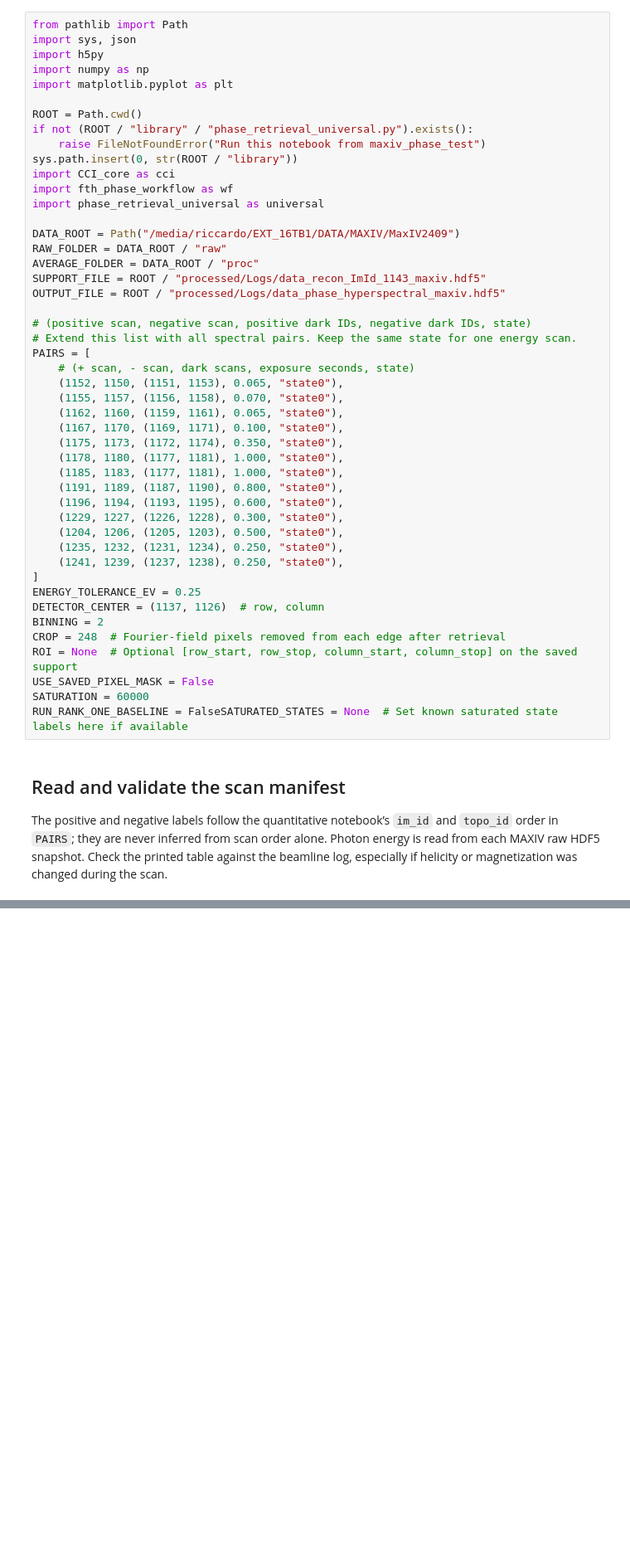
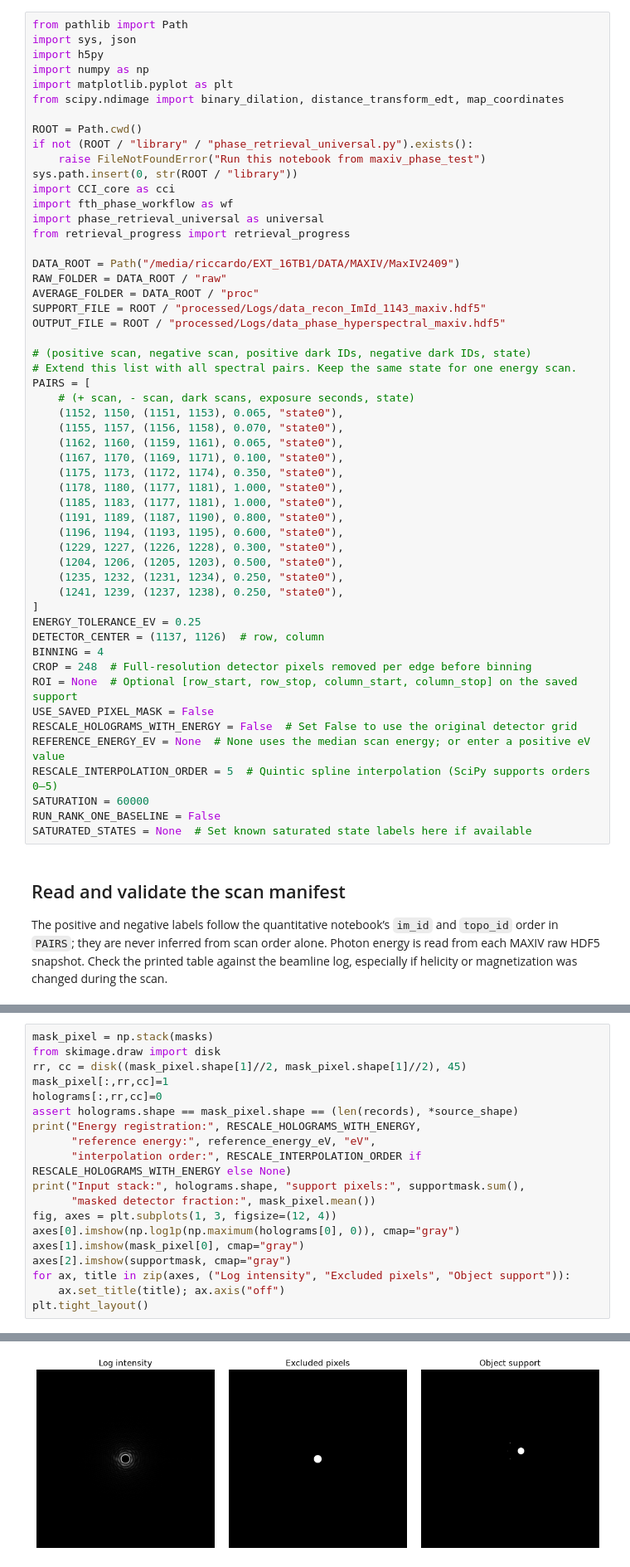
Before and after one commit to riccbatt/FTH-Phase-Retrieval-2609-SOLEIL-SEXTANTS, a Jupyter notebook: maxiv_phase_test/05_maxiv_hyperspectral_phase_retrieval.ipynb, the cells around one changed output, grey strips where cells are left out. Shown at 83% size. Saved outputs shown, nothing was run; the diff lists cells and outputs as text; blank space fills up the shorter version.

Commit message:
hyperspectral imaging update, fixed phase retrieval issues

```diff
--- a/maxiv_phase_test/05_maxiv_hyperspectral_phase_retrieval.ipynb
+++ b/maxiv_phase_test/05_maxiv_hyperspectral_phase_retrieval.ipynb
@@ -10,6 +10,7 @@ import sys, json
 import h5py
 import numpy as np
 import matplotlib.pyplot as plt
+from scipy.ndimage import binary_dilation, distance_transform_edt, map_coordinates
 
 ROOT = Path.cwd()
 if not (ROOT / "library" / "phase_retrieval_universal.py").exists():
@@ -18,6 +19,7 @@ sys.path.insert(0, str(ROOT / "library"))
 import CCI_core as cci
 import fth_phase_workflow as wf
 import phase_retrieval_universal as universal
+from retrieval_progress import retrieval_progress
 
 DATA_ROOT = Path("/media/riccardo/EXT_16TB1/DATA/MAXIV/MaxIV2409")
 RAW_FOLDER = DATA_ROOT / "raw"
@@ -45,12 +47,16 @@ PAIRS = [
 ]
 ENERGY_TOLERANCE_EV = 0.25
 DETECTOR_CENTER = (1137, 1126)  # row, column
-BINNING = 2
-CROP = 248  # Fourier-field pixels removed from each edge after retrieval
+BINNING = 4
+CROP = 248  # Full-resolution detector pixels removed per edge before binning
 ROI = None  # Optional [row_start, row_stop, column_start, column_stop] on the saved support
 USE_SAVED_PIXEL_MASK = False
+RESCALE_HOLOGRAMS_WITH_ENERGY = False  # Set False to use the original detector grid
+REFERENCE_ENERGY_EV = None  # None uses the median scan energy; or enter a positive eV value
+RESCALE_INTERPOLATION_ORDER = 5  # Quintic spline interpolation (SciPy supports orders 0–5)
 SATURATION = 60000
-RUN_RANK_ONE_BASELINE = FalseSATURATED_STATES = None  # Set known saturated state labels here if available
+RUN_RANK_ONE_BASELINE = False
+SATURATED_STATES = None  # Set known saturated state labels here if available
 # %% [markdown]
 ## Read and validate the scan manifest
 
@@ -124,0 +204,20 @@ The universal recipe bins the full resolution detector intensities and binary ma
+# %%
+mask_pixel = np.stack(masks)
+from skimage.draw import disk
+rr, cc = disk((mask_pixel.shape[1]//2, mask_pixel.shape[1]//2), 45)
+mask_pixel[:,rr,cc]=1
+holograms[:,rr,cc]=0
+assert holograms.shape == mask_pixel.shape == (len(records), *source_shape)
+print("Energy registration:", RESCALE_HOLOGRAMS_WITH_ENERGY,
+      "reference energy:", reference_energy_eV, "eV",
+      "interpolation order:", RESCALE_INTERPOLATION_ORDER if RESCALE_HOLOGRAMS_WITH_ENERGY else None)
+print("Input stack:", holograms.shape, "support pixels:", supportmask.sum(),
+      "masked detector fraction:", mask_pixel.mean())
+fig, axes = plt.subplots(1, 3, figsize=(12, 4))
+axes[0].imshow(np.log1p(np.maximum(holograms[0], 0)), cmap="gray")
+axes[1].imshow(mask_pixel[0], cmap="gray")
+axes[2].imshow(supportmask, cmap="gray")
+for ax, title in zip(axes, ("Log intensity", "Excluded pixels", "Object support")):
+    ax.set_title(title); ax.axis("off")
+plt.tight_layout()
+# %% [output]
@@ -125 +226,2 @@ The universal recipe bins the full resolution detector intensities and binary ma
+[figure, added]
 # %%
```
Also changed, not shown: parts of 16 cells of this notebook, 15 other files.
